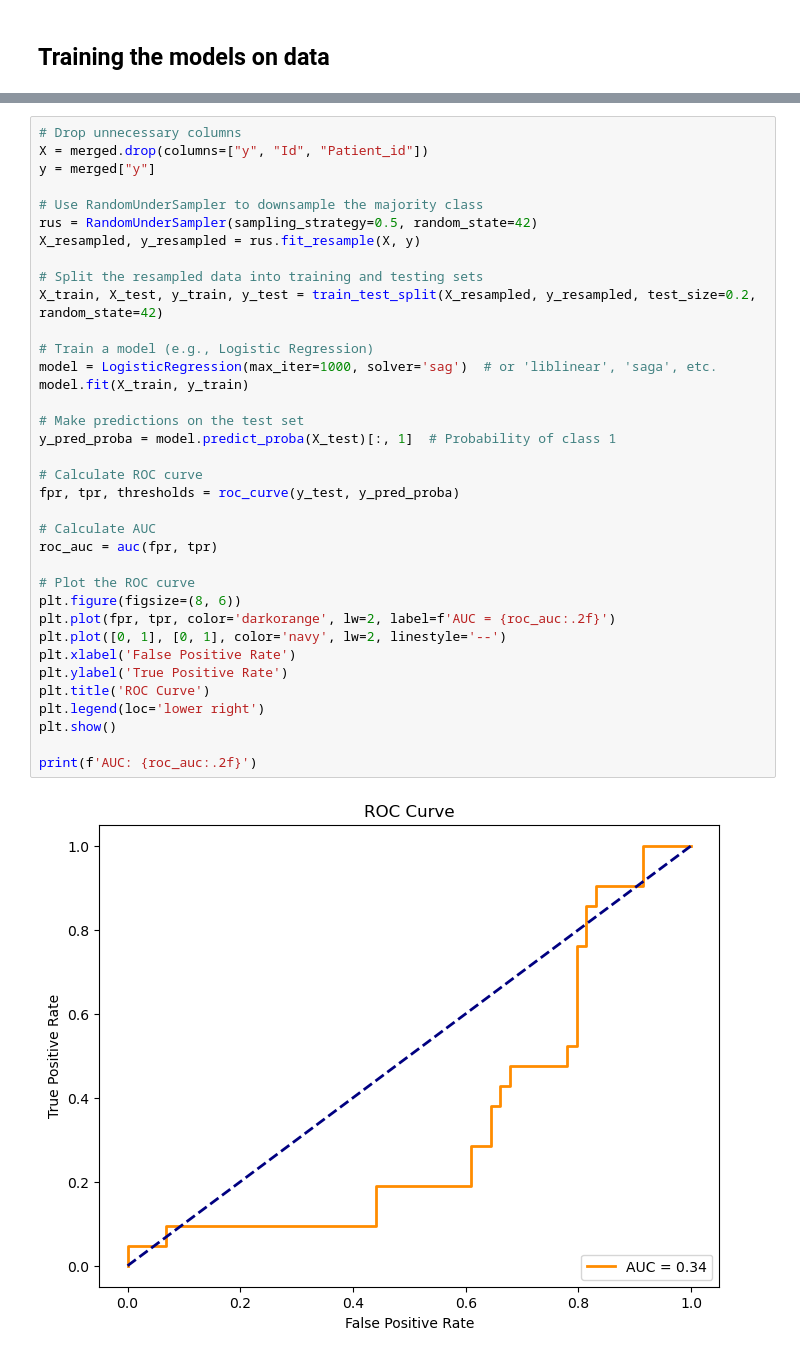
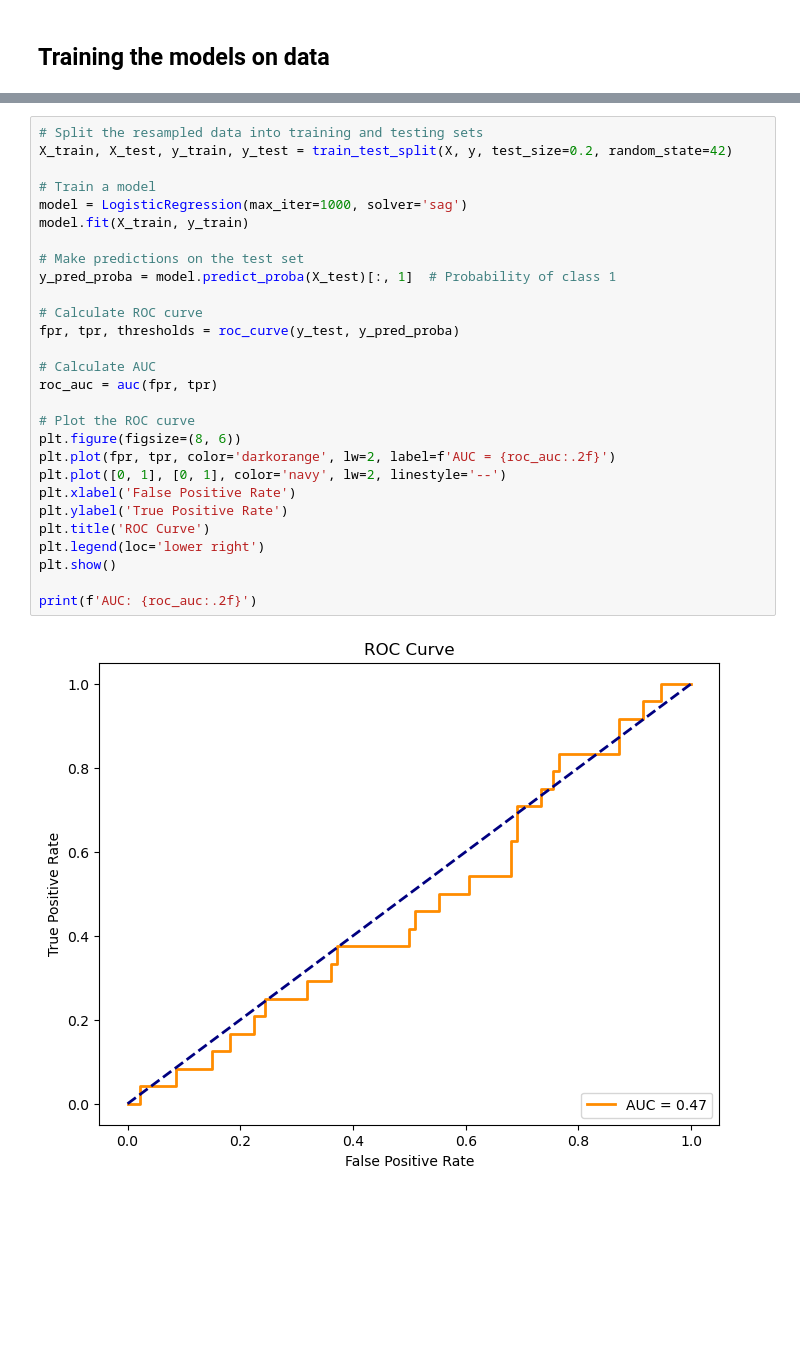
Before and after one commit to OPuusalu/DS-Project, a Jupyter notebook: Main.ipynb, the cells around one changed output, grey strips where cells are left out. Drawn from its saved outputs; the diff is of its cells as text; blank space fills up the shorter version.

```diff
--- a/Main.ipynb
+++ b/Main.ipynb
@@ -187,38 +190,30 @@ AUC: 0.43
 # %%
-# Drop unnecessary columns
-X = merged.drop(columns=["y", "Id", "Patient_id"])
-y = merged["y"]
+# Split the resampled data into training and testing sets
+X_train, X_test, y_train, y_test = train_test_split(X, y, test_size=0.2, random_state=42)
 
-# Use RandomUnderSampler to downsample the majority class
-rus = RandomUnderSampler(sampling_strategy=0.5, random_state=42)
-X_resampled, y_resampled = rus.fit_resample(X, y)
-
-# Split the resampled data into training and testing sets
-X_train, X_test, y_train, y_test = train_test_split(X_resampled, y_resampled, test_size=0.2, random_state=42)
-
-# Train a model (e.g., Logistic Regression)
-model = LogisticRegression(max_iter=1000, solver='sag')  # or 'liblinear', 'saga', etc.
+# Train a model
+model = LogisticRegression(max_iter=1000, solver='sag')
 model.fit(X_train, y_train)
 
 # Make predictions on the test set
 y_pred_proba = model.predict_proba(X_test)[:, 1]  # Probability of class 1
 
 # Calculate ROC curve
 fpr, tpr, thresholds = roc_curve(y_test, y_pred_proba)
 
 # Calculate AUC
 roc_auc = auc(fpr, tpr)
 
 # Plot the ROC curve
 plt.figure(figsize=(8, 6))
 plt.plot(fpr, tpr, color='darkorange', lw=2, label=f'AUC = {roc_auc:.2f}')
 plt.plot([0, 1], [0, 1], color='navy', lw=2, linestyle='--')
 plt.xlabel('False Positive Rate')
 plt.ylabel('True Positive Rate')
 plt.title('ROC Curve')
 plt.legend(loc='lower right')
 plt.show()
 
 print(f'AUC: {roc_auc:.2f}')
 # %% [output]
-[figure, old version]
+[figure, new version]
```
Also changed, not shown: parts of 17 cells of this notebook.
